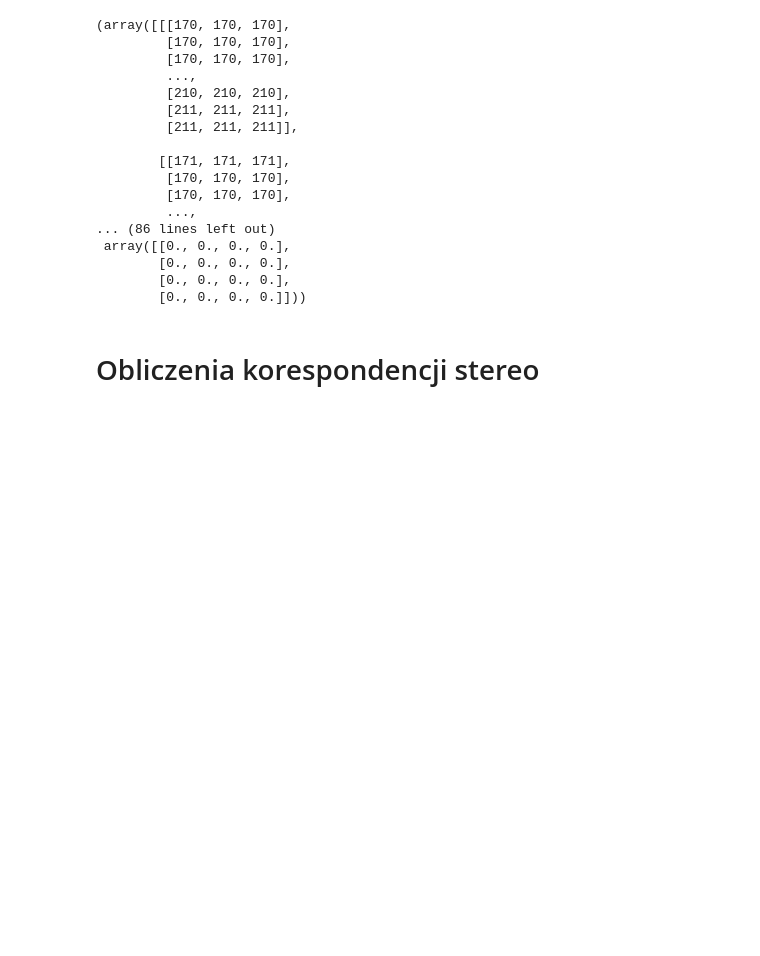
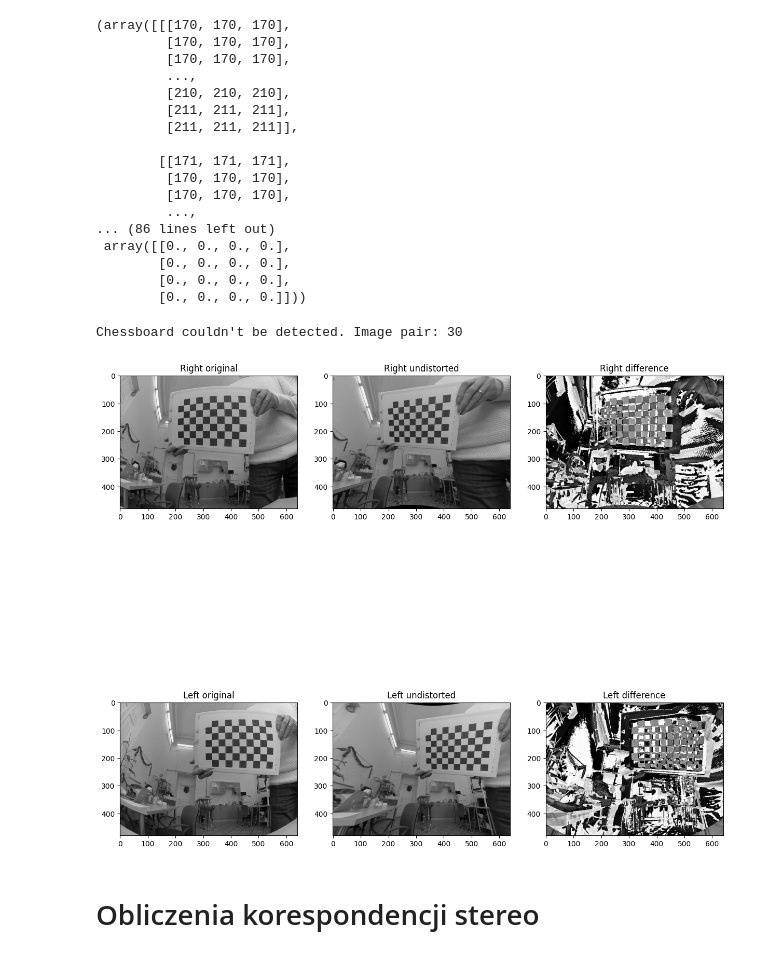
Before and after one commit to haarmeggido/Advanced-Vision-Algorithms, a Jupyter notebook: 05/lab5.ipynb, the cells around one changed output. Drawn from its saved outputs; the diff is of its cells as text; code cells hidden in the pictures; blank space fills up the shorter version.

```diff
--- a/05/lab5.ipynb
+++ b/05/lab5.ipynb
@@ -281,6 +304,47 @@ Chessboard couldn't be detected. Image pair: 30
         [0., 0., 0., 0.],
         [0., 0., 0., 0.],
         [0., 0., 0., 0.]]))
+# %%
+# plot the images in a figure
+
+img_l = cv2.imread(image_dir + "left_01.png")
+img_r = cv2.imread(image_dir + "right_01.png")
+
+dst_L, dst_R, Q = calibrate_pair(img_l, img_r, show=False)
+
+plt.figure(figsize=(15, 15))
+
+plt.subplot(2, 3, 1)
+plt.imshow(cv2.cvtColor(img_r, cv2.COLOR_BGR2RGB))
+plt.title('Right original')
+
+plt.subplot(2, 3, 2)
+plt.imshow(cv2.cvtColor(dst_R, cv2.COLOR_BGR2RGB))
+plt.title("Right undistorted")
+
+plt.subplot(2,3,3)
+plt.imshow(img_r - dst_R)
+plt.title("Right difference")
+
+
+plt.subplot(2, 3, 4)
+plt.imshow(cv2.cvtColor(img_l, cv2.COLOR_BGR2RGB))
+plt.title('Left original')
+
+plt.subplot(2, 3, 5)
+plt.imshow(cv2.cvtColor(dst_L, cv2.COLOR_BGR2RGB))
+plt.title("Left undistorted")
+
+plt.subplot(2,3,6)
+plt.imshow(img_l - dst_L)
+plt.title("Left difference")
+
+
+
+plt.show()
+# %% [output]
+Chessboard couldn't be detected. Image pair: 30
+[figure, added]
 # %% [markdown]
 # Obliczenia korespondencji stereo
 # %%
```
Also changed, not shown: parts of 3 cells of this notebook, 8 other files.
